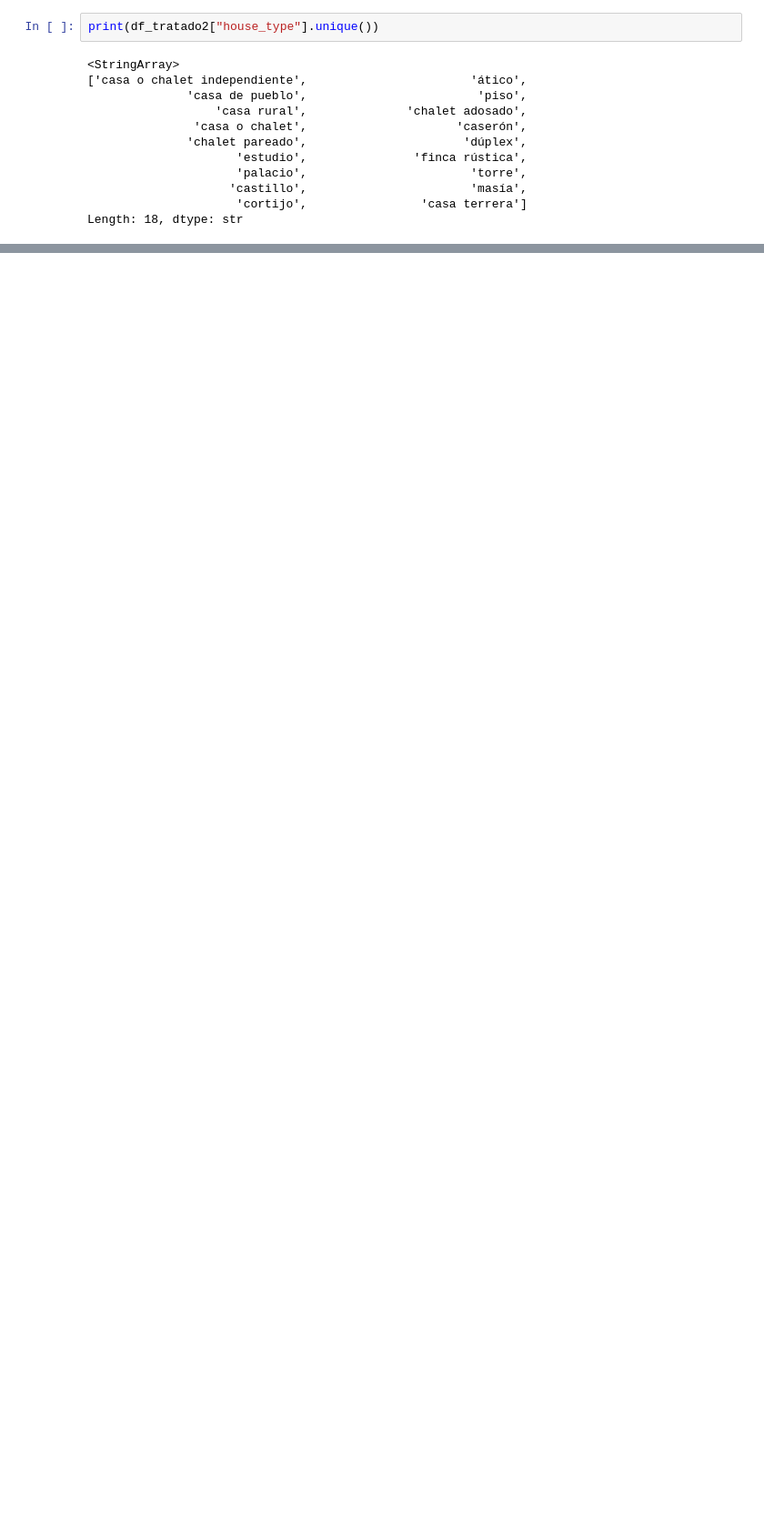
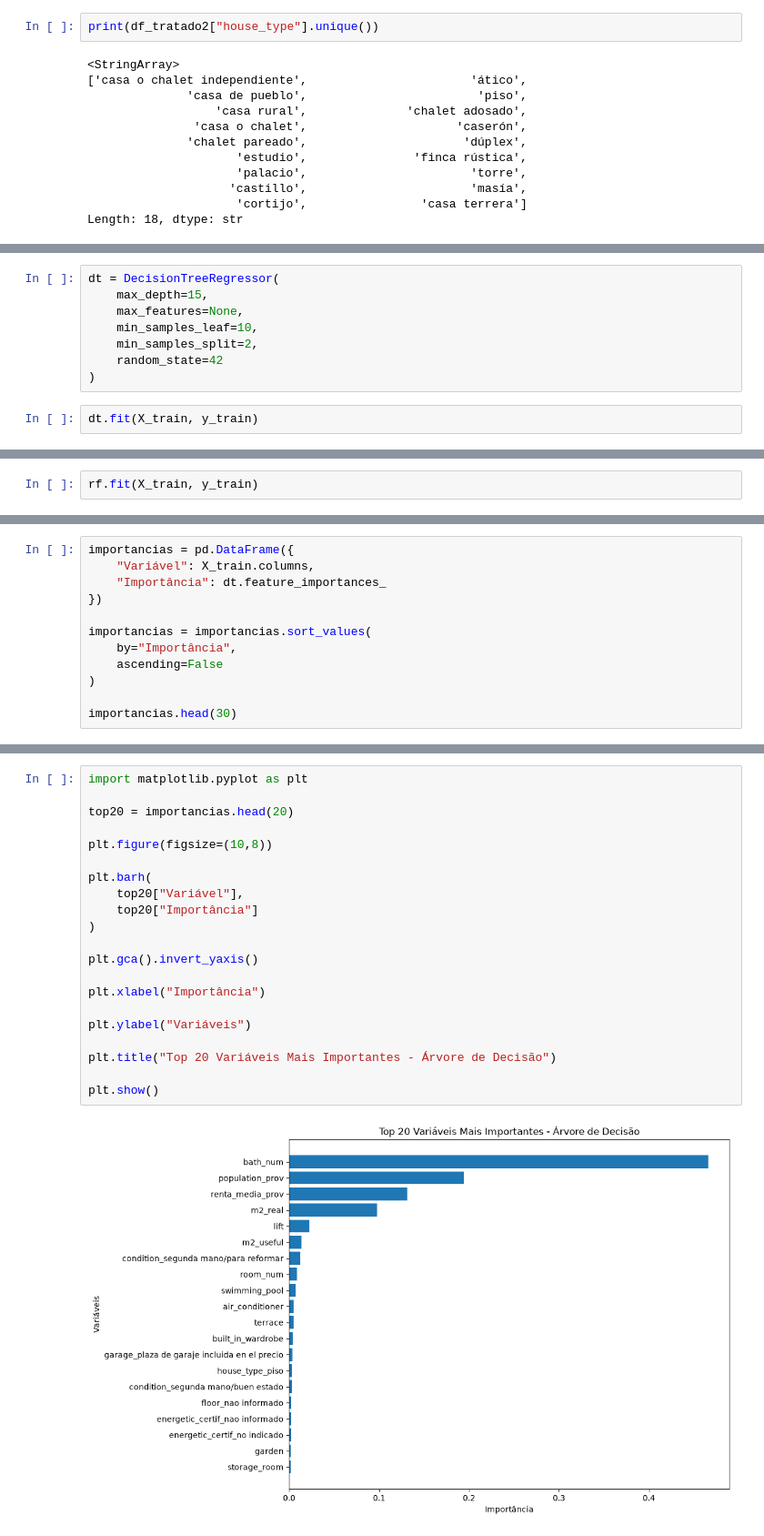
Before and after one commit to MarcioPaiano/SENAI-Projeto3, a Jupyter notebook: notebook/projetofinal.ipynb, the cells around one changed output, grey strips where cells are left out. Shown at 91% size. Saved outputs shown, nothing was run; the diff lists cells and outputs as text; blank space fills up the shorter version.

```diff
--- a/notebook/projetofinal.ipynb
+++ b/notebook/projetofinal.ipynb
@@ -1682,0 +2472,10 @@ Length: 18, dtype: str
+# %%
+dt = DecisionTreeRegressor(
+    max_depth=15,
+    max_features=None,
+    min_samples_leaf=10,
+    min_samples_split=2,
+    random_state=42
+)
+# %%
+dt.fit(X_train, y_train)
@@ -1682,0 +2536,2 @@ Length: 18, dtype: str
+# %%
+rf.fit(X_train, y_train)
@@ -1682,0 +2567,12 @@ Length: 18, dtype: str
+# %%
+importancias = pd.DataFrame({
+    "Variável": X_train.columns,
+    "Importância": dt.feature_importances_
+})
+
+importancias = importancias.sort_values(
+    by="Importância",
+    ascending=False
+)
+
+importancias.head(30)
@@ -1682,0 +2597,23 @@ Length: 18, dtype: str
+# %%
+import matplotlib.pyplot as plt
+
+top20 = importancias.head(20)
+
+plt.figure(figsize=(10,8))
+
+plt.barh(
+    top20["Variável"],
+    top20["Importância"]
+)
+
+plt.gca().invert_yaxis()
+
+plt.xlabel("Importância")
+
+plt.ylabel("Variáveis")
+
+plt.title("Top 20 Variáveis Mais Importantes - Árvore de Decisão")
+
+plt.show()
+# %% [output]
+[figure, added]
```
Also changed, not shown: parts of 109 cells of this notebook, 1 other file.
